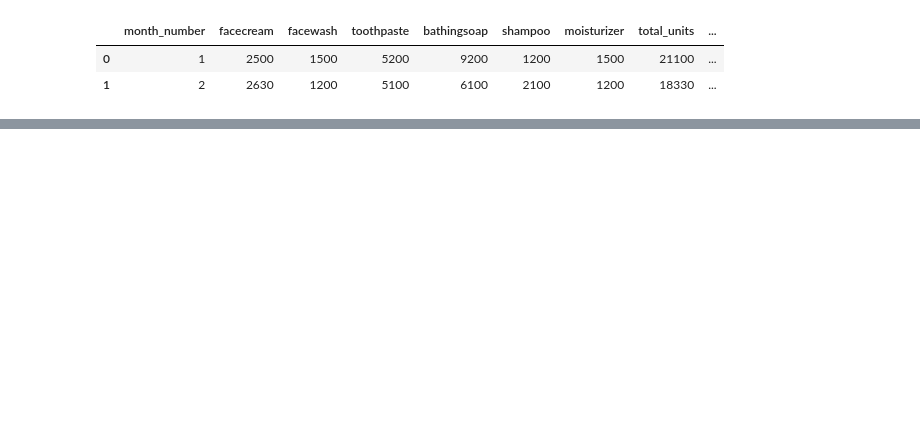
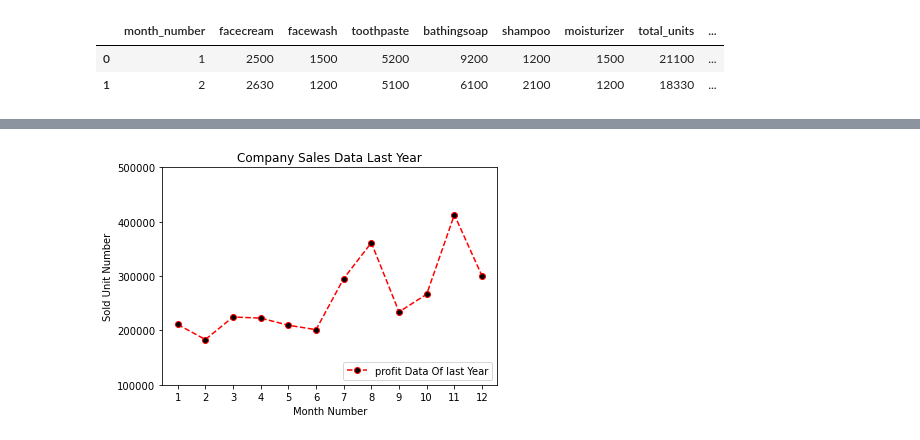
Before and after one commit to Jack1634/Data-Analysis, a Jupyter notebook: Example/data_visualization_practise.ipynb, the cells around one changed output, grey strips where cells are left out. Saved outputs shown, nothing was run; the diff lists cells and outputs as text; code cells hidden in the pictures; blank space fills up the shorter version.

```diff
--- a/Example/data_visualization_practise.ipynb
+++ b/Example/data_visualization_practise.ipynb
@@ -24,0 +40,14 @@ df.head(2)
+# %%
+x = df["month_number"].tolist()
+y = df["total_profit"].tolist()
+
+plt.xlabel("Month Number")
+plt.ylabel("Sold Unit Number")
+plt.plot(x,y,"--.r", marker="o", markerfacecolor="k" ,label ="profit Data Of last Year")
+plt.yticks([100000,200000,300000,400000,500000])
+plt.xticks(x)
+plt.title("Company Sales Data Last Year")
+plt.legend(loc=4)
+plt.show()
+# %% [output]
+[figure, added]
```
Also changed, not shown: parts of 3 cells of this notebook.
